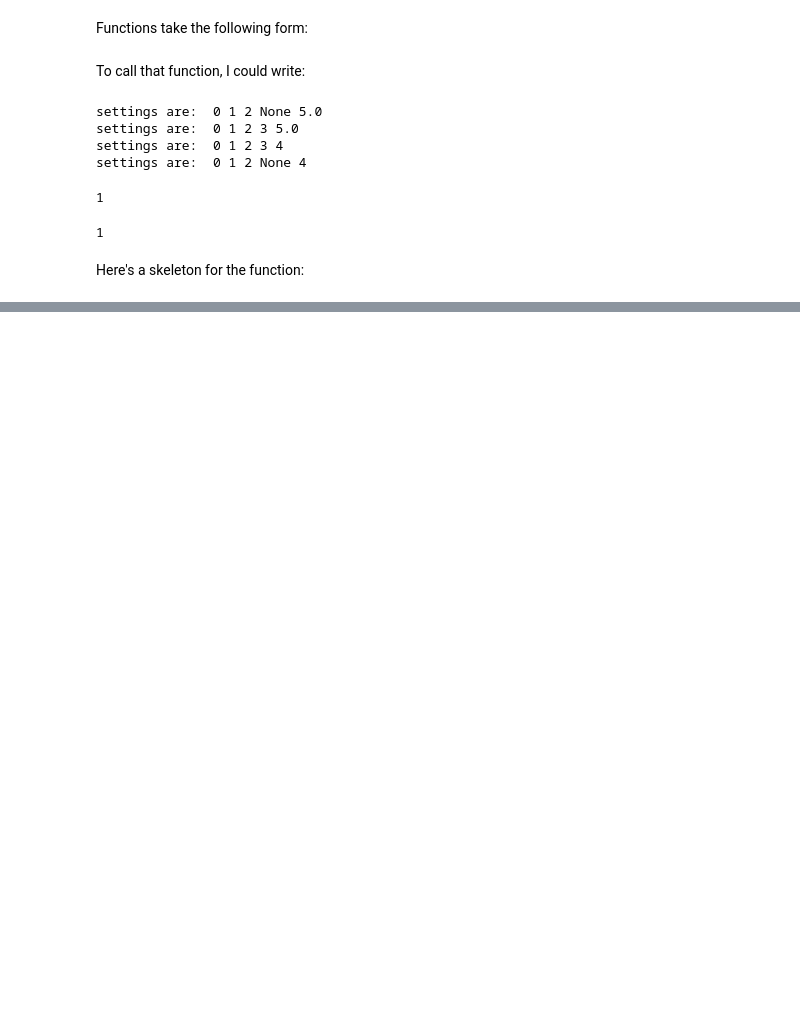
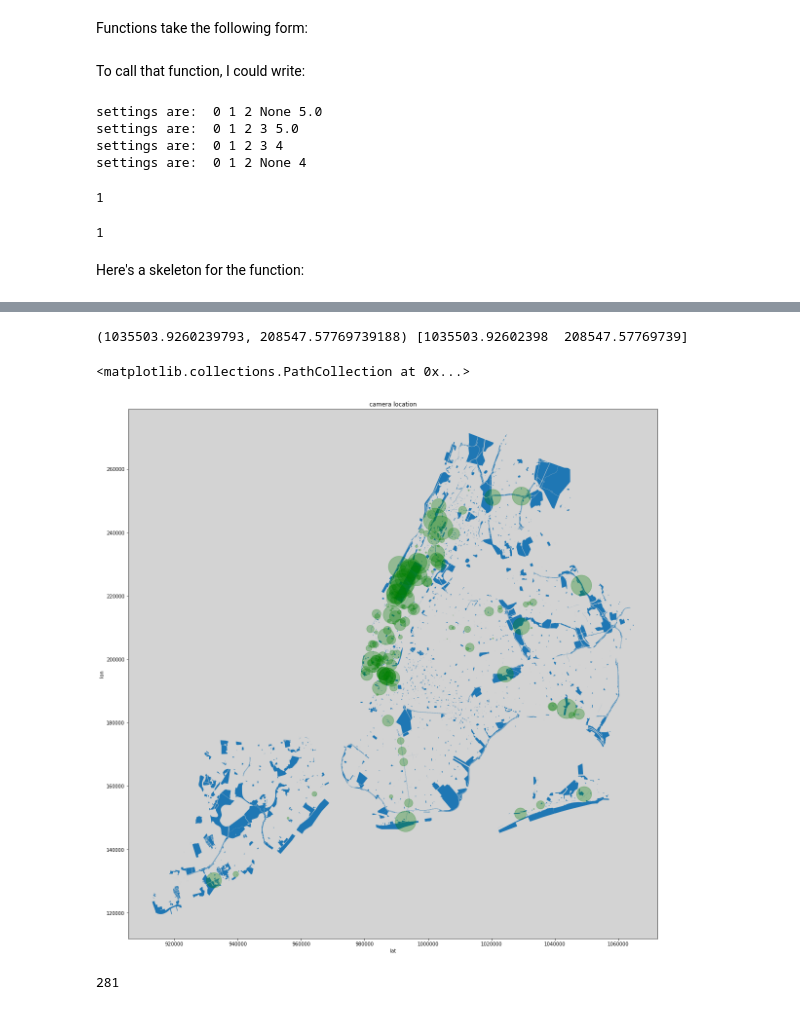
Before and after one commit to lanyu0322/phd_semester1, a Jupyter notebook: Parks.ipynb, the cells around one changed output, grey strips where cells are left out. Saved outputs shown, nothing was run; the diff lists cells and outputs as text; code cells hidden in the pictures; blank space fills up the shorter version.

```diff
--- a/Parks.ipynb
+++ b/Parks.ipynb
@@ -157,0 +245,22 @@ tarea = available_greenspace(props.geometry, latlon[ii, 0], latlon[ii, 1], 200.)
+# %%
+print(ny_latlon_lan[0], ny_latlon[0])
+# %% [output]
+(1035503.9260239793, 208547.57769739188) [1035503.92602398  208547.57769739]
+# %%
+# area_size = [0.123, 345, 23243453, 0.2324, 1.3434, ...]
+fig, ax = plt.subplots(figsize=(20, 20))
+
+ax.set_title('camera location')
+ax.set_xlabel('lat')
+ax.set_ylabel('lon')
+ax.set_facecolor("lightgray")
+
+park.plot(ax=ax)
+ax.scatter(ny_latlon[:, 0], ny_latlon[:, 1], area_size * 0.005, alpha=0.3, c="green")
+# %% [output]
+<matplotlib.collections.PathCollection at 0x...>
+[figure, added]
+# %%
+ny_latlon.shape[0]
+# %% [output]
+281
```
Also changed, not shown: parts of 10 cells of this notebook.
